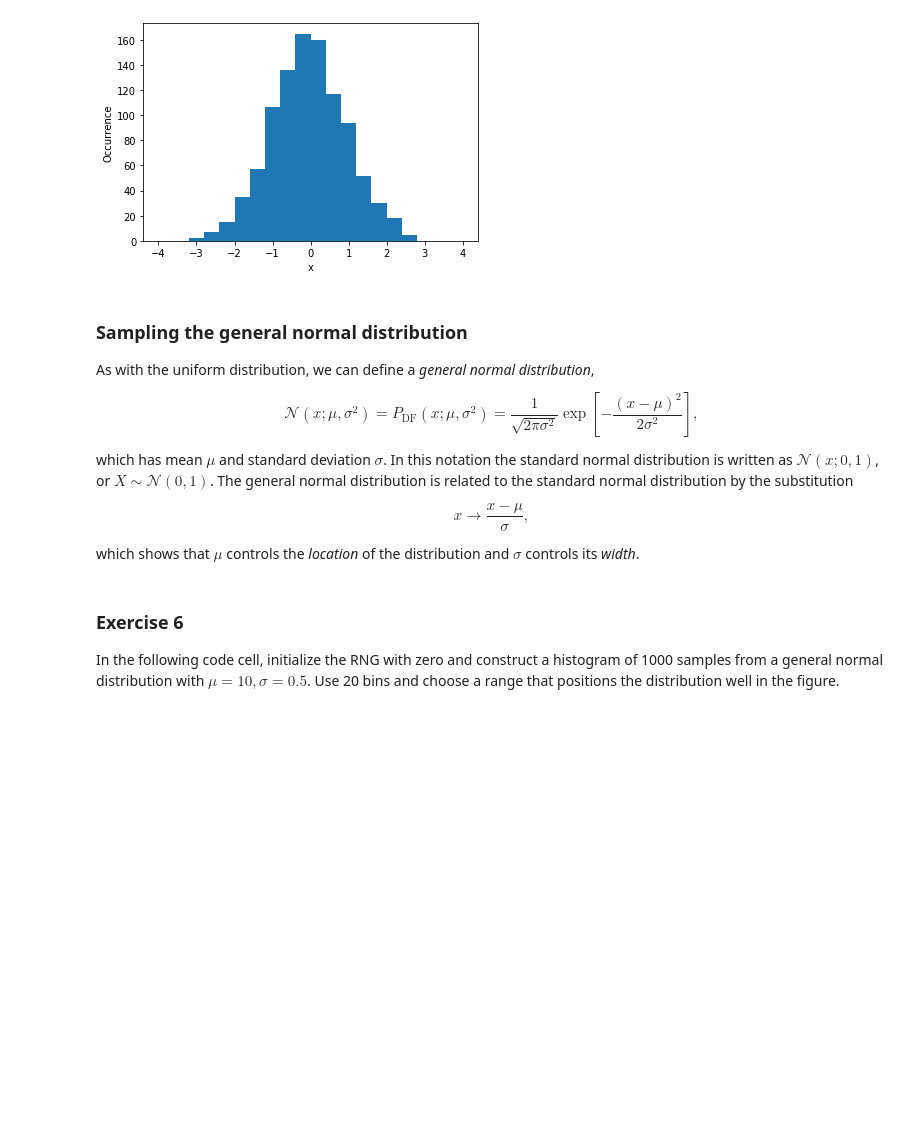
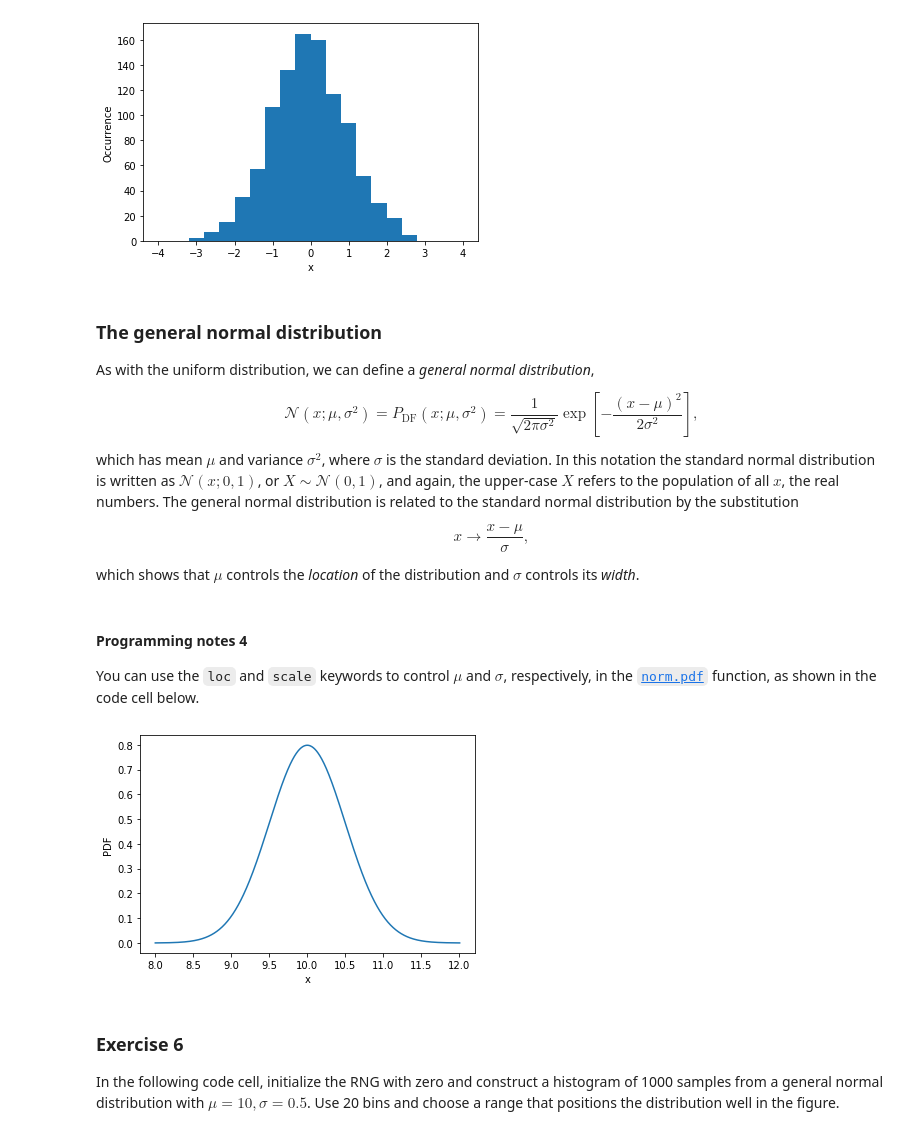
Before and after one commit to jsdodge/data-analysis-python, a Jupyter notebook: notebooks/2.0-Basic-statistics.ipynb, the cells around one changed output. Saved outputs shown, nothing was run; the diff lists cells and outputs as text; code cells hidden in the pictures; blank space fills up the shorter version.

```diff
--- a/notebooks/2.0-Basic-statistics.ipynb
+++ b/notebooks/2.0-Basic-statistics.ipynb
@@ -303,16 +300,34 @@ plt.ylabel('Occurrence');
 # %% [output]
 [figure]
 # %% [markdown]
-### Sampling the general normal distribution
+### The general normal distribution
 As with the uniform distribution, we can define a *general normal distribution*,
 
-$$\mathcal{N}(x;\mu, \sigma^2) = P_\text{DF}(x;\mu, \sigma^2) = \frac{1}{\sqrt{2\pi\sigma^2}}\exp\left[-\frac{(x-\mu)^2}{2\sigma^2}\right],$$
+<a id="eq-normal-pdf"></a>$$\mathcal{N}(x;\mu, \sigma^2) = P_\text{DF}(x;\mu, \sigma^2) = \frac{1}{\sqrt{2\pi\sigma^2}}\exp\left[-\frac{(x-\mu)^2}{2\sigma^2}\right],$$
 
-which has mean $\mu$ and standard deviation $\sigma$. In this notation the standard normal distribution is written as $\mathcal{N}(x;0,1)$, or $X\sim\mathcal{N}(0,1)$. The general normal distribution is related to the standard normal distribution by the substitution
+which has mean $\mu$ and variance $\sigma^2$, where $\sigma$ is the standard deviation. In this notation the standard normal distribution is written as $\mathcal{N}(x;0,1)$, or $X\sim\mathcal{N}(0,1)$, and again, the upper-case $X$ refers to the population of all $x$, the real numbers. The general normal distribution is related to the standard normal distribution by the substitution
 
 $$ x\rightarrow \frac{x-\mu}{\sigma},$$
 
 which shows that $\mu$ controls the *location* of the distribution and $\sigma$ controls its *width*.
+# %% [markdown]
+#### Programming notes 4
+You can use the  `loc` and `scale` keywords to control $\mu$ and $\sigma$, respectively, in the [`norm.pdf`](https://docs.scipy.org/doc/scipy/reference/generated/scipy.stats.norm.html) function, as shown in the code cell below.
+# %%
+mu = 10
+sigma = 0.5
+
+dx = sigma/100
+xmin =  mu - 4*sigma
+xmax =  mu + 4*sigma
+x = np.arange(xmin,xmax + dx,dx)
+gen_norm_pdf = norm.pdf(x, loc=mu, scale=sigma)
+
+plt.plot(x,gen_norm_pdf)
+plt.xlabel('x')
+plt.ylabel('PDF');
+# %% [output]
+[figure, added]
 # %% [markdown]
 ### Exercise  6
 In the following code cell, initialize the RNG with zero and construct a histogram of 1000 samples from a general normal distribution with $\mu = 10, \sigma = 0.5$. Use 20 bins and choose a range that positions the distribution well in the figure.
```
Also changed, not shown: parts of 32 cells of this notebook, 3 other files.
